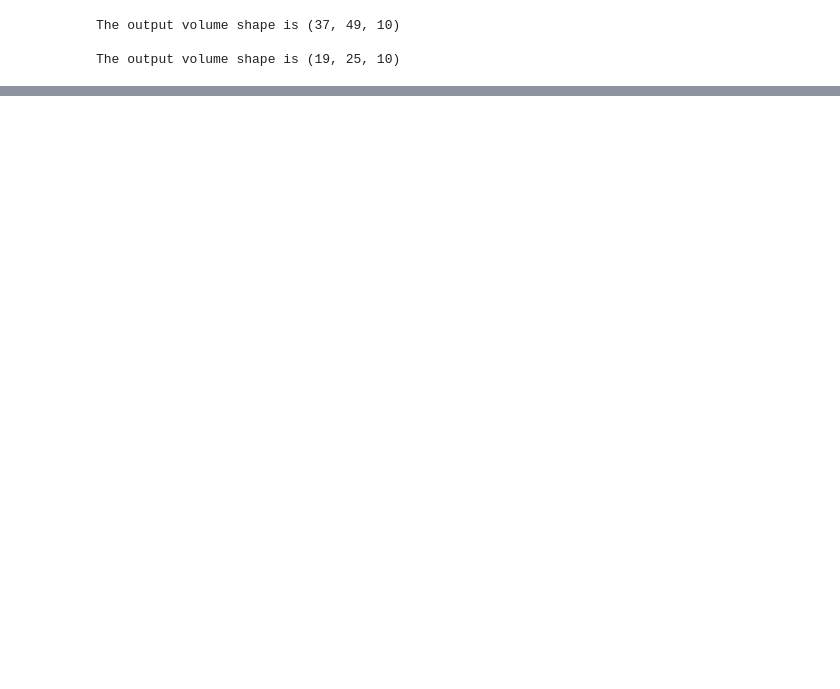
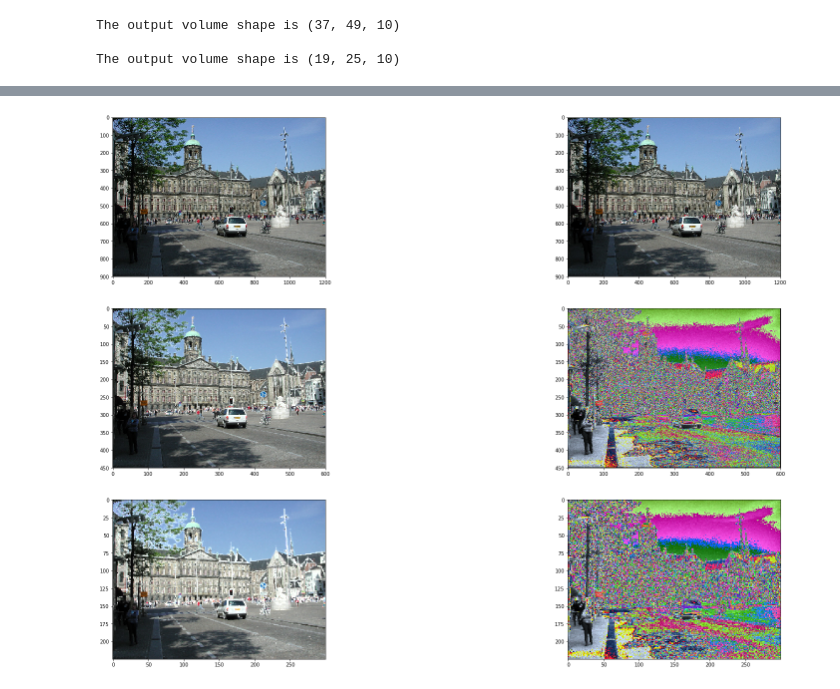
Before and after one commit to alfjesus3/Al_algorithms, a Jupyter notebook: Convolutions.ipynb, the cells around one changed output, grey strips where cells are left out. Drawn from its saved outputs; the diff is of its cells as text; code cells hidden in the pictures; blank space fills up the shorter version.

Commit message:
Adding simple conv and pool sequences

```diff
--- a/Convolutions.ipynb
+++ b/Convolutions.ipynb
@@ -218,0 +214,75 @@ array([[ 44274.12626079,  14087.5699925 ,  46885.51052543, ...,
+# %%
+# Testing max pooling operation
+
+def rgb2gray(rgb):
+    """
+        It converts from the 3 channels input image to
+            a RGB approximation using the 3 coefficients specified
+    """
+    gray = np.dot(rgb[...,:3], [0.2989, 0.5870, 0.1140])
+    gray_img = np.zeros((gray.shape[0], gray.shape[1], 1))
+    gray_img[:,:,0] = gray
+    return gray_img
+
+
+dam =  immg.imread('./data/dam_square.jpg')
+
+"""
+# Gray scale Original image
+gray_img = rgb2gray(dam)
+plt.imshow(gray_img[:,:,0])
+plt.show()
+
+#After first pooling
+dam_pooling = pooling_layer1(gray_img, F=2, S=2)
+plt.imshow(dam_pooling[:,:,0])
+plt.show()
+
+#After second pooling
+dam_pooling2 = pooling_layer1(dam_pooling, F=2, S=2)
+plt.imshow(dam_pooling2[:,:,0])
+plt.show()
+"""
+
+rows = 3
+columns = 2
+fig = plt.figure(figsize=(30, 20))
+
+# Original image
+fig.add_subplot(rows, columns, 1)
+plt.imshow(dam)
+
+#After first pooling
+dam_pooling = pooling_layer1(dam, F=2, S=2)
+fig.add_subplot(rows, columns, 3)
+plt.imshow(dam_pooling.astype('uint8'))
+
+#After second pooling
+dam_pooling2 = pooling_layer1(dam_pooling, F=2, S=2)
+fig.add_subplot(rows, columns, 5)
+plt.imshow(dam_pooling2.astype('uint8'))
+
+#After fully connected
+# fully_connected_layer1(out_pooling3) Not possible due to huge memory requirements
+
+############ 2nd column
+
+# Original image
+fig.add_subplot(rows, columns, 2)
+plt.imshow(dam)
+
+#After convolution
+dam_conv3 = convolutional_layer1(dam, filter_size=2, stride=2, padding=[0,0], K=dam.shape[2])
+fig.add_subplot(rows, columns, 4)
+plt.imshow(dam_conv3.astype('uint8'))
+
+#After pooling
+dam_pooling3 = pooling_layer1(dam_conv3, F=2, S=2)
+fig.add_subplot(rows, columns, 6)
+plt.imshow(dam_pooling3.astype('uint8'))
+
+#After Fully connected
+# fully_connected_layer1(out_pooling3) Not possible due to huge memory requirements
+
+plt.show()
+# %% [output]
@@ -219,2 +297,3 @@ array([[ 44274.12626079,  14087.5699925 ,  46885.51052543, ...,
+[figure, added]
 # %%
 # TODO
```
Also changed, not shown: parts of 5 cells of this notebook, 1 other file.
